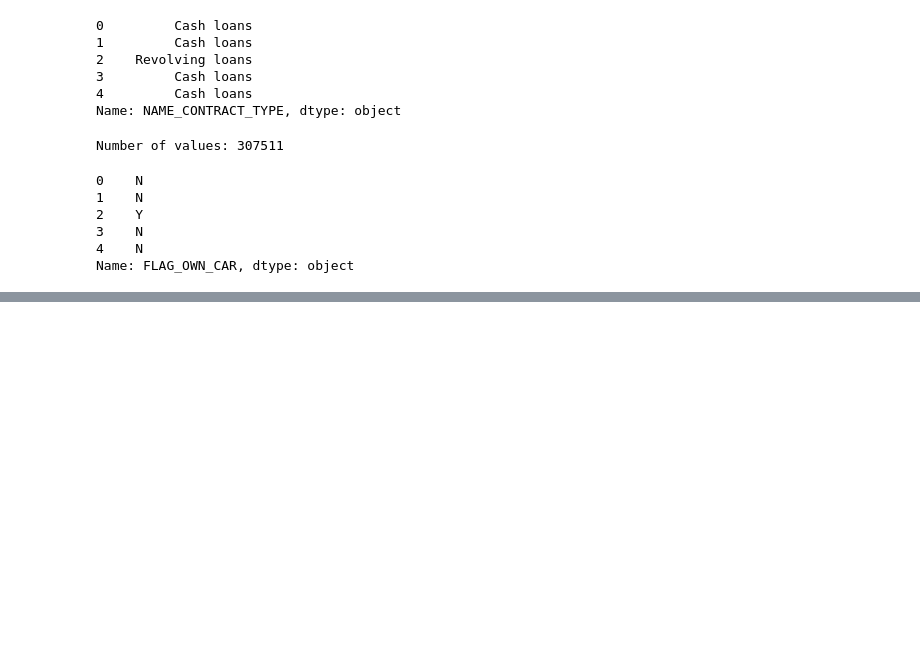
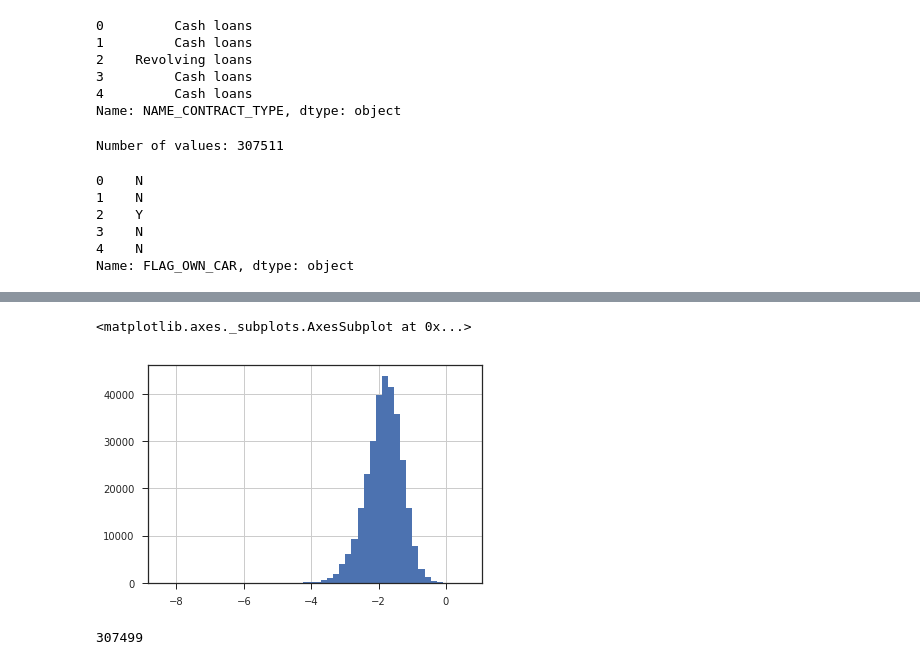
Before and after one commit to robahall/hcdr, a Jupyter notebook: notebooks/3.0-rah-MoreThoroughEDA.ipynb, the cells around one changed output, grey strips where cells are left out. Drawn from its saved outputs; the diff is of its cells as text; code cells hidden in the pictures; blank space fills up the shorter version.

```diff
--- a/notebooks/3.0-rah-MoreThoroughEDA.ipynb
+++ b/notebooks/3.0-rah-MoreThoroughEDA.ipynb
@@ -412,0 +465,17 @@ Name: FLAG_OWN_CAR, dtype: object
+# %%
+def makeCreditIncome(dfIn, dfOut):
+    annuityIncomePct = originalDF['AMT_ANNUITY'] / originalDF['AMT_INCOME_TOTAL']
+    annuityIncomePct = pd.Series(np.log(annuityIncomePct.fillna(annuityIncomePct.median())), name='annuityIncomePct')
+    dfOut = pd.concat([dfOut, annuityIncomePct], axis=1)
+    return dfOut
+# %%
+newDF = makeCreditIncome(originalDF, newDF)
+# %%
+newDF['annuityIncomePct'].hist(bins = 50)
+# %% [output]
+<matplotlib.axes._subplots.AxesSubplot at 0x...>
+[figure, added]
+# %%
+originalDF['AMT_ANNUITY'].count()
+# %% [output]
+307499
```
Also changed, not shown: parts of 21 cells of this notebook.
